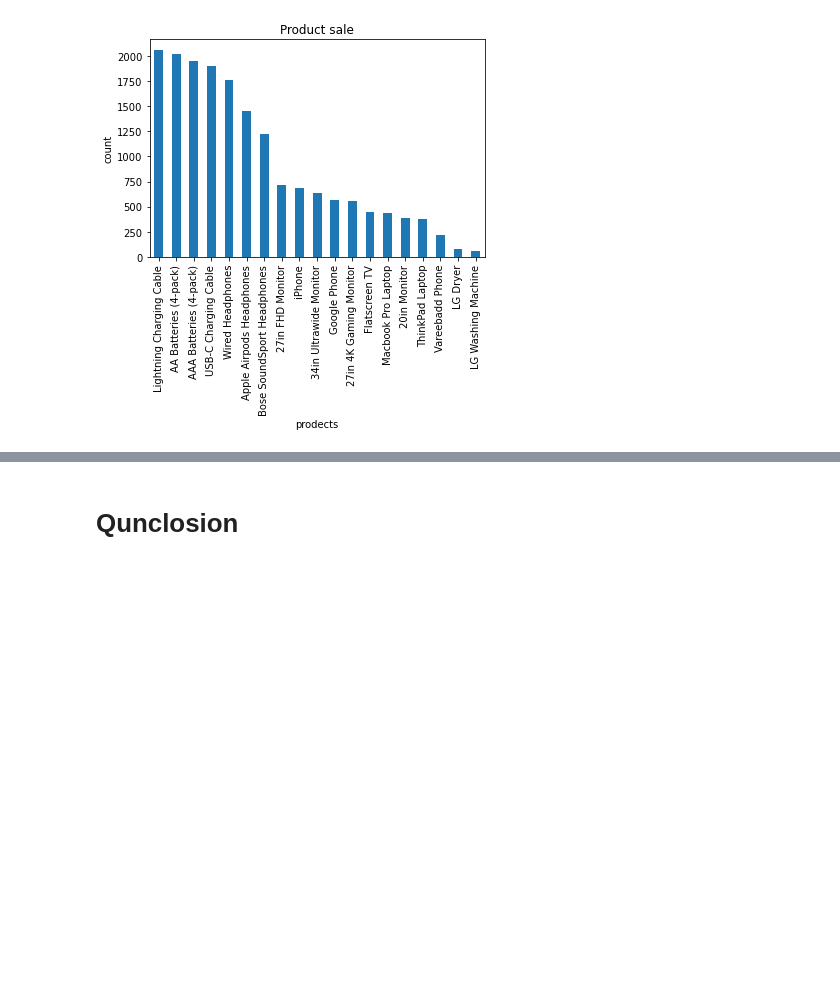
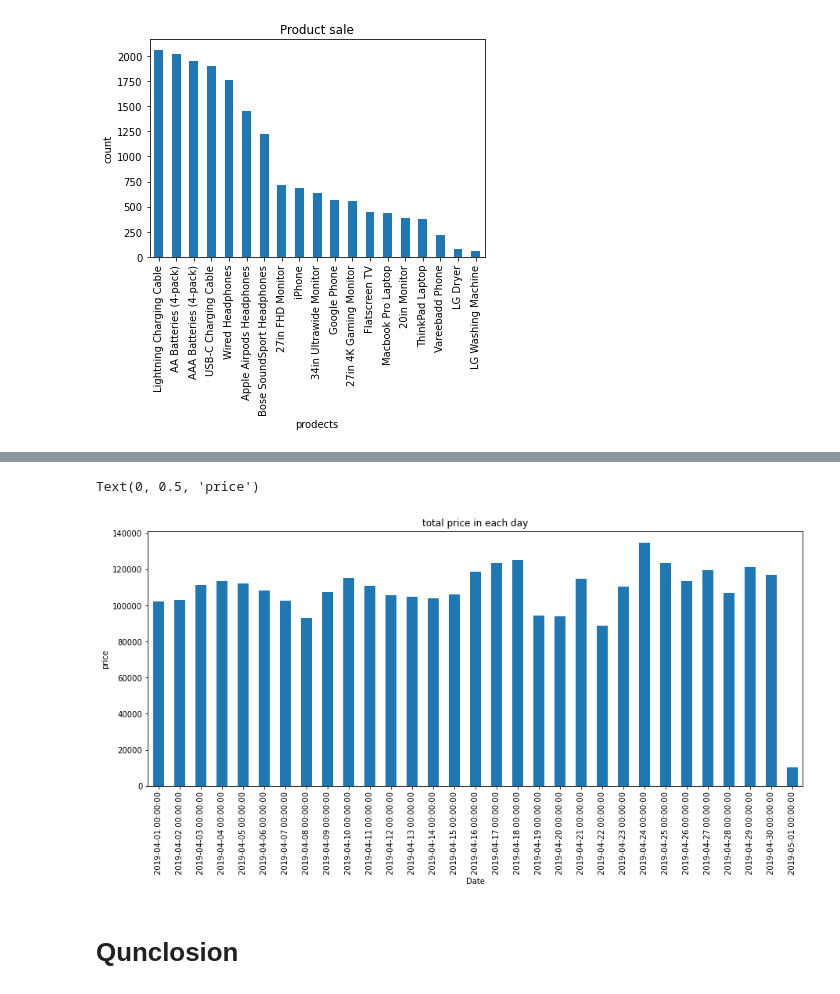
Before and after one commit to RazanAlzahrani1/EC_EDA, a Jupyter notebook: E company.ipynb, the cells around one changed output, grey strips where cells are left out. Cells and saved outputs as stored; diff of their text form; code cells hidden in the pictures; blank space fills up the shorter version.

```diff
--- a/E company.ipynb
+++ b/E company.ipynb
@@ -353,0 +345,2 @@ Text(0, 0.5, 'count')
+# %%
+df["total"] = df["Price Each"] * df["Quantity Ordered"]
@@ -354,2 +367,11 @@ Text(0, 0.5, 'count')
+# %%
+#plt.figure(figsize = (20,20)
+df.groupby('Date')['total'].sum().plot(kind='bar',figsize=(15,6))
+plt.title("total price in each day")
+
+plt.ylabel("price")
+# %% [output]
+Text(0, 0.5, 'price')
+[figure, added]
 # %% [markdown]
 # <a name=Qun>Qunclosion</a>
```
Also changed, not shown: parts of 26 cells of this notebook.
